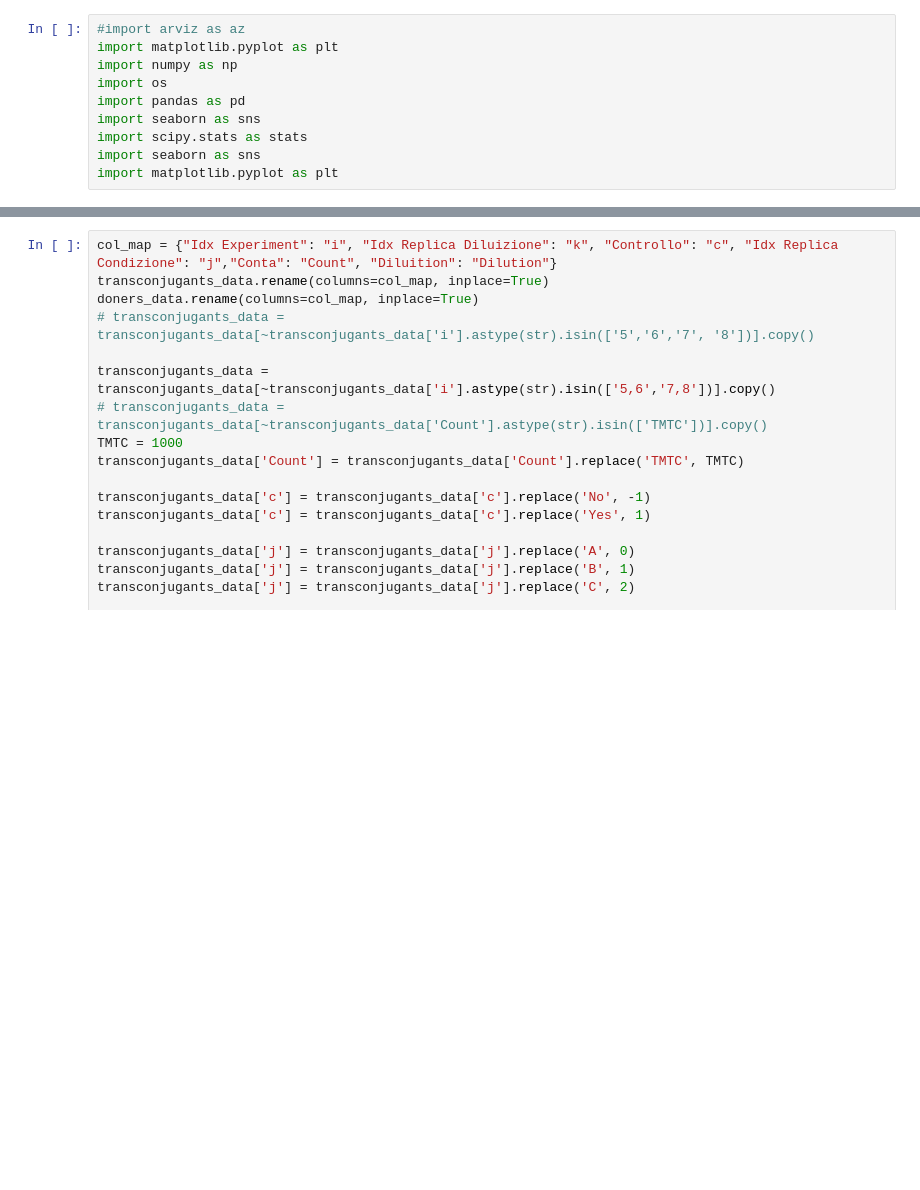
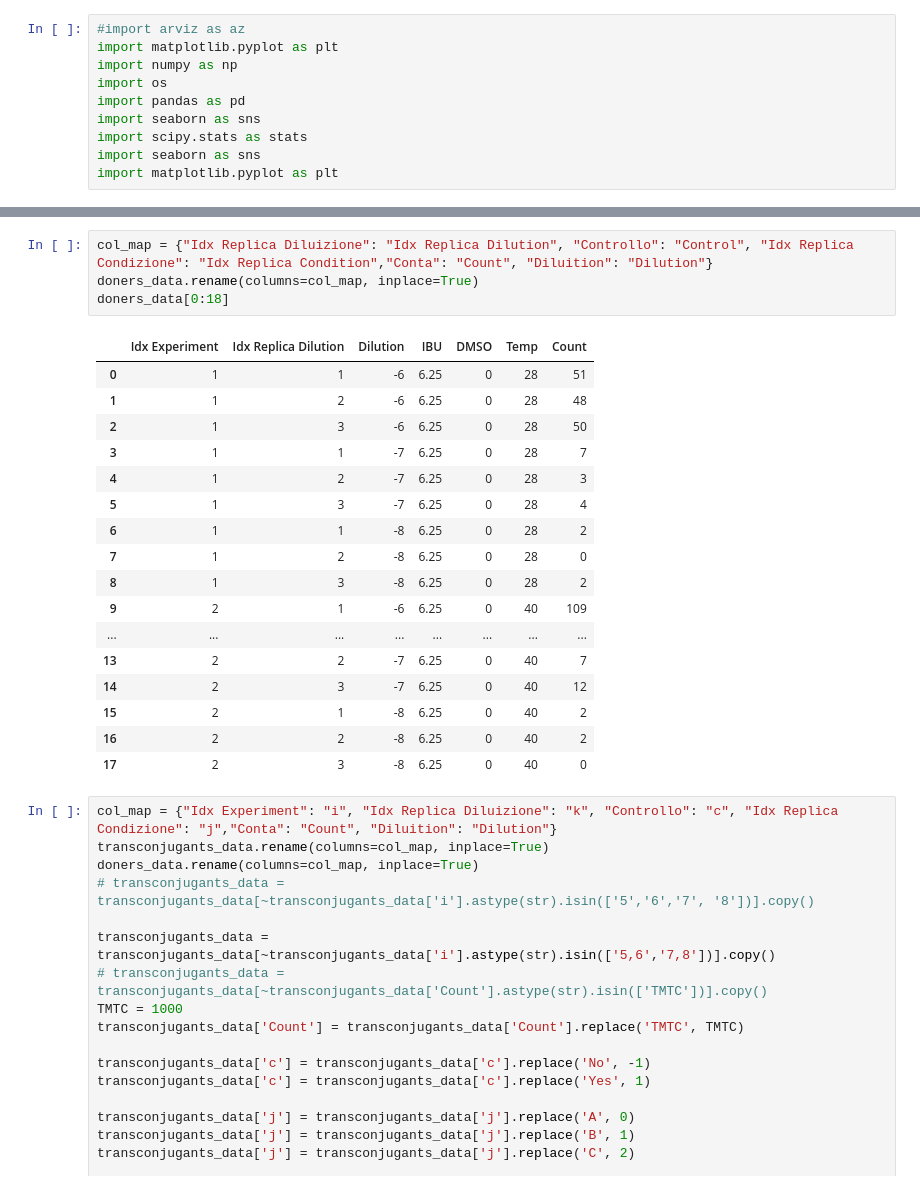
Before and after one commit to ahbagheri01/Progetto_Bayesian_Statistics, a Jupyter notebook: src/jupyter/sara.ipynb, the cells around one changed output, grey strips where cells are left out. Cells and saved outputs as stored; diff of their text form; blank space fills up the shorter version.

```diff
--- a/src/jupyter/sara.ipynb
+++ b/src/jupyter/sara.ipynb
@@ -25,3 +80,25 @@ transconjugants_data.head()
+# %%
+col_map = {"Idx Replica Diluizione": "Idx Replica Dilution", "Controllo": "Control", "Idx Replica Condizione": "Idx Replica Condition","Conta": "Count", "Diluition": "Dilution"}
+doners_data.rename(columns=col_map, inplace=True)
+doners_data[0:18]
+# %% [output]
+|  | Idx Experiment | Idx Replica Dilution | Dilution | IBU | DMSO | Temp | Count |
+| 0 | 1 | 1 | -6 | 6.25 | 0 | 28 | 51 |
+| 1 | 1 | 2 | -6 | 6.25 | 0 | 28 | 48 |
+| 2 | 1 | 3 | -6 | 6.25 | 0 | 28 | 50 |
+| 3 | 1 | 1 | -7 | 6.25 | 0 | 28 | 7 |
+| 4 | 1 | 2 | -7 | 6.25 | 0 | 28 | 3 |
+| 5 | 1 | 3 | -7 | 6.25 | 0 | 28 | 4 |
+| 6 | 1 | 1 | -8 | 6.25 | 0 | 28 | 2 |
+| 7 | 1 | 2 | -8 | 6.25 | 0 | 28 | 0 |
+| 8 | 1 | 3 | -8 | 6.25 | 0 | 28 | 2 |
+| 9 | 2 | 1 | -6 | 6.25 | 0 | 40 | 109 |
+| ... | ... | ... | ... | ... | ... | ... | ... |
+| 13 | 2 | 2 | -7 | 6.25 | 0 | 40 | 7 |
+| 14 | 2 | 3 | -7 | 6.25 | 0 | 40 | 12 |
+| 15 | 2 | 1 | -8 | 6.25 | 0 | 40 | 2 |
+| 16 | 2 | 2 | -8 | 6.25 | 0 | 40 | 2 |
+| 17 | 2 | 3 | -8 | 6.25 | 0 | 40 | 0 |
 # %%
 col_map = {"Idx Experiment": "i", "Idx Replica Diluizione": "k", "Controllo": "c", "Idx Replica Condizione": "j","Conta": "Count", "Diluition": "Dilution"}
 transconjugants_data.rename(columns=col_map, inplace=True)
```
Also changed, not shown: parts of 3 cells of this notebook.
